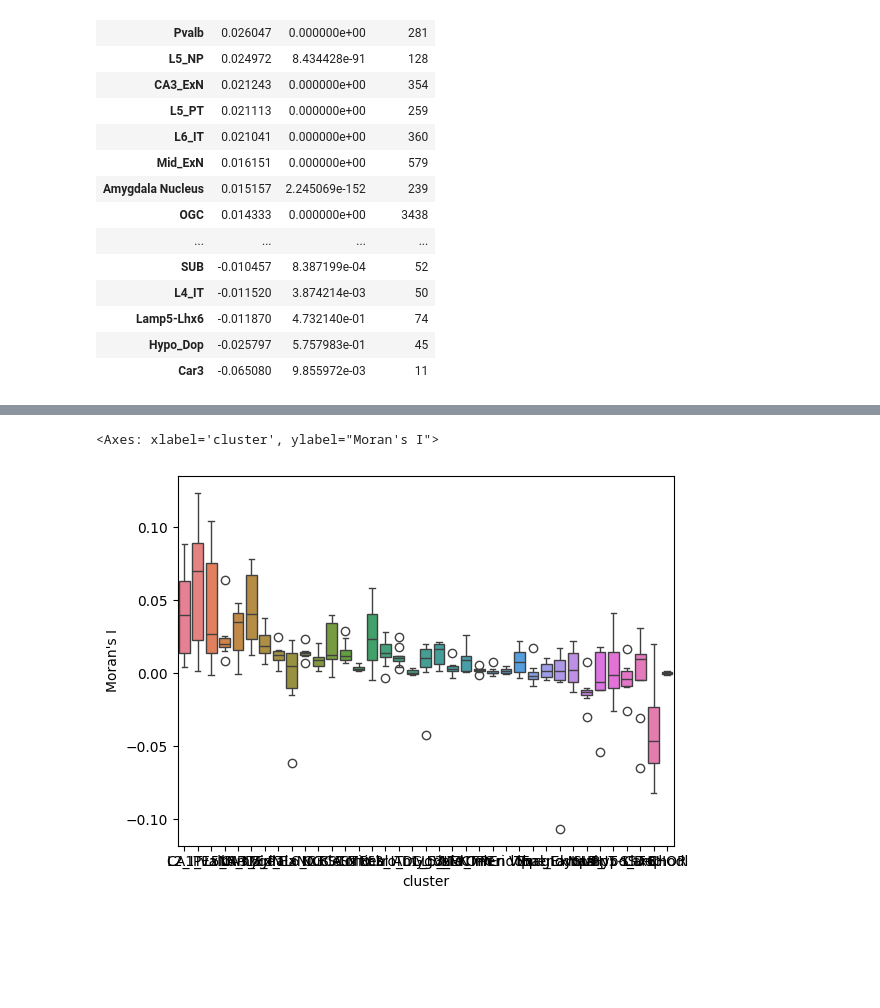
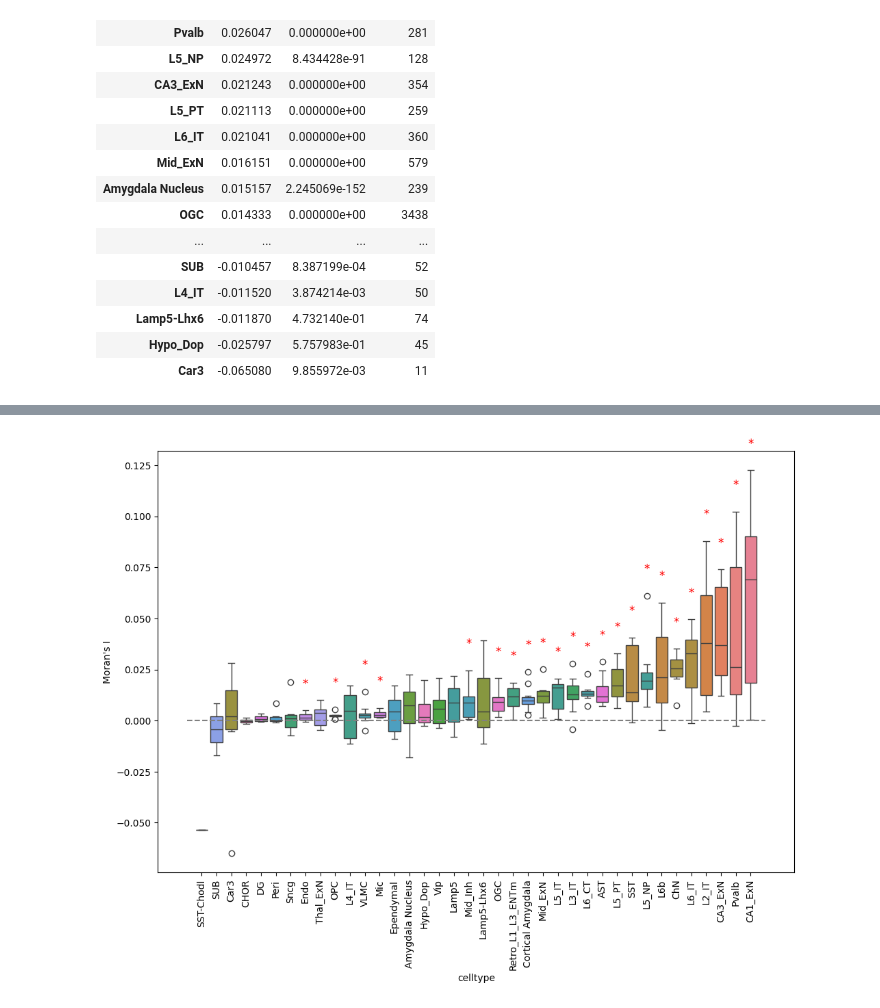
Before and after one commit to Biogod2020/gold_index, a Jupyter notebook: test_nb/sup_figure/xiangmin_data.ipynb, the cells around one changed output, grey strips where cells are left out. Saved outputs shown, nothing was run; the diff lists cells and outputs as text; code cells hidden in the pictures; blank space fills up the shorter version.

```diff
--- a/test_nb/sup_figure/xiangmin_data.ipynb
+++ b/test_nb/sup_figure/xiangmin_data.ipynb
@@ -170,5 +209,32 @@ con_results
-# %%
-sns.boxplot(data=con_results, x='cluster', y="Moran's I", hue='cluster')
-# %% [output]
-<Axes: xlabel='cluster', ylabel="Moran's I">
-[figure, removed]
+# %%
+from scipy.stats import wilcoxon
+
+import matplotlib.pyplot as plt
+
+# Calculate the mean of Moran's I for each cluster
+mean_morans_i = con_results.groupby('celltype')["Moran's I"].mean().sort_values()
+
+# Perform Wilcoxon rank sum test for each cluster
+significant_clusters = []
+for cluster in mean_morans_i.index:
+    cluster_data = con_results[con_results['celltype'] == cluster]["Moran's I"].dropna()
+    if len(cluster_data) > 0:
+        stat, p_value = wilcoxon(cluster_data - 0)
+        if p_value < 0.05:
+            significant_clusters.append(cluster)
+
+# Create a boxplot with adjusted figure size and sorted clusters
+plt.figure(figsize=(12, 8))
+ax = sns.boxplot(data=con_results, x='celltype', y="Moran's I", hue='celltype', order=mean_morans_i.index)
+ax.hlines(0, -1, len(mean_morans_i), linestyles='dashed', colors='gray')
+plt.xticks(rotation=90)
+
+# Add asterisks to significant clusters
+for i, cluster in enumerate(mean_morans_i.index):
+    if cluster in significant_clusters:
+        plt.text(i, con_results[con_results['celltype'] == cluster]["Moran's I"].max() + 0.01, '*',
+                 ha='center', va='bottom', color='red', fontsize=12)
+
+plt.show()
+# %% [output]
+[figure, added]
```
Also changed, not shown: parts of 40 cells of this notebook, 3 other files.
